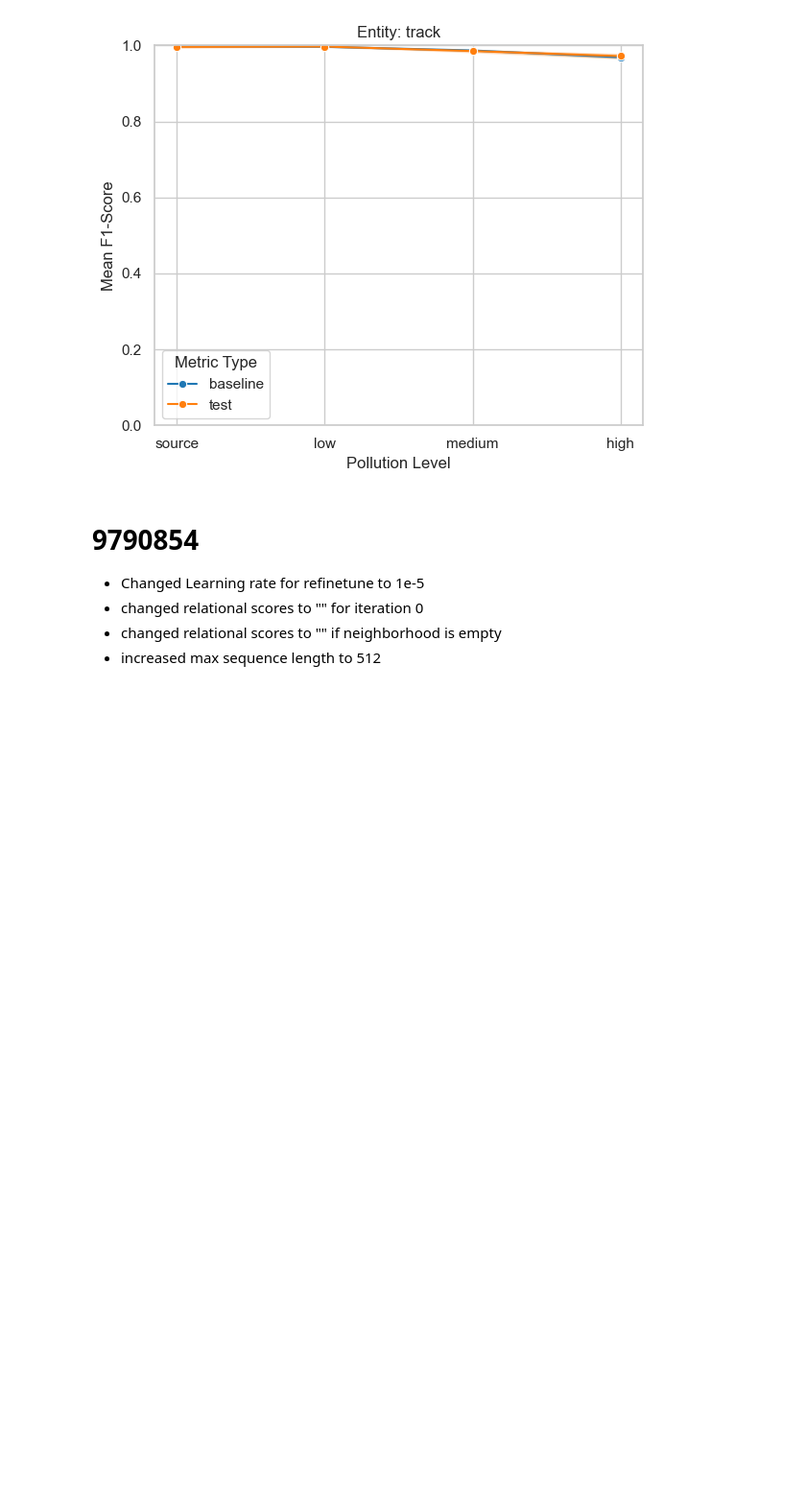
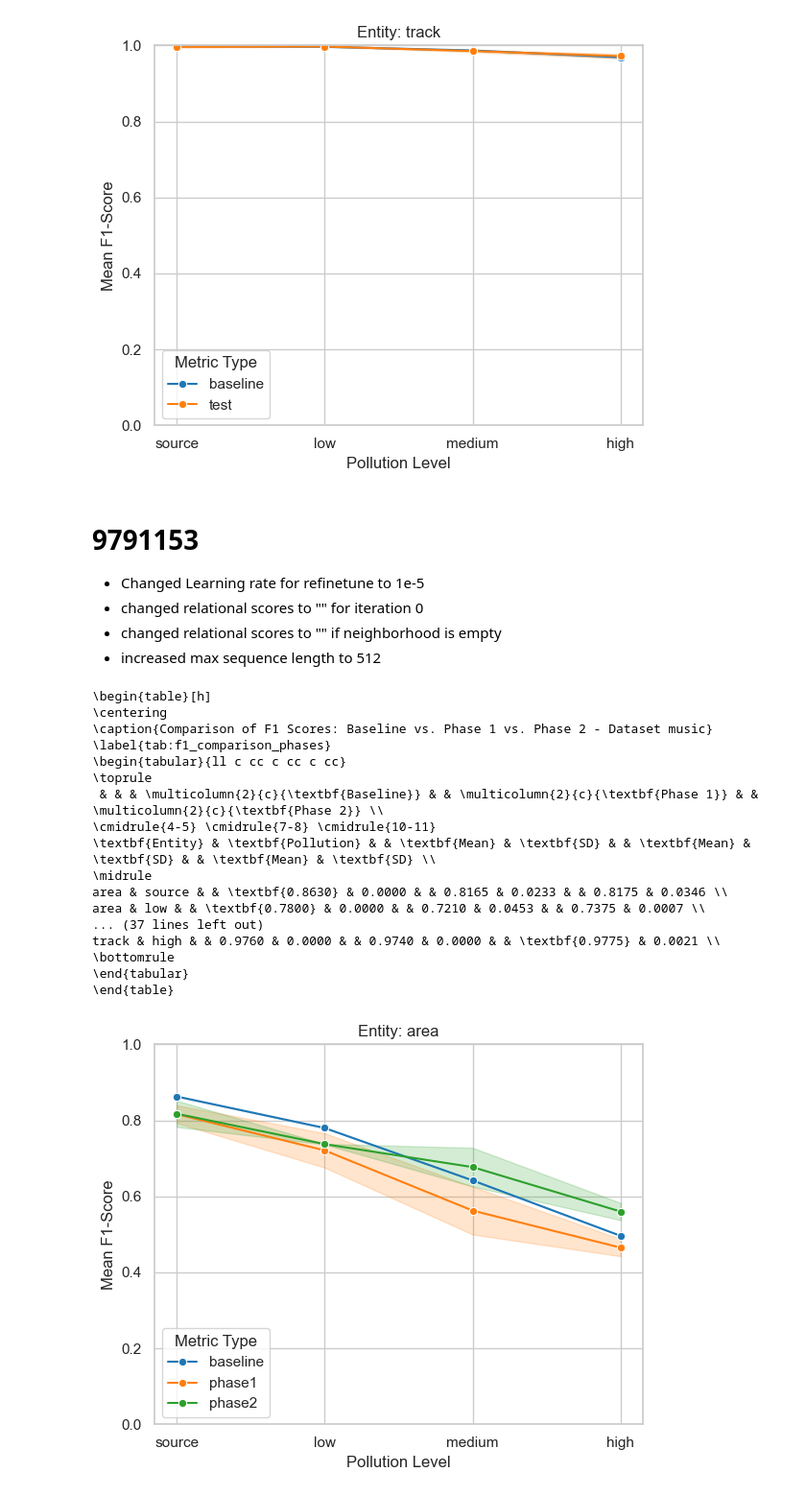
Before and after one commit to oskar-ong/deepcem, a Jupyter notebook: notebooks/results_analysis.ipynb, the cells around one changed output. Shown at 96% size. Saved outputs shown, nothing was run; the diff lists cells and outputs as text; code cells hidden in the pictures; blank space fills up the shorter version.

```diff
--- a/notebooks/results_analysis.ipynb
+++ b/notebooks/results_analysis.ipynb
@@ -778,9 +778,51 @@ track & high & & 0.9692 & 0.0027 & & \textbf{0.9720} & 0.0058 \\
 [figure]
 [figure]
 # %% [markdown]
-# 9790854
+# 9791153
 
 - Changed Learning rate for refinetune to 1e-5
 - changed relational scores to "" for iteration 0
 - changed relational scores to "" if neighborhood is empty
 - increased max sequence length to 512
+# %%
+music_distillbert2 = 9791153
+df = query_prelimary(music_distillbert2)
+
+# 1. Define the logical order
+pollution_order = ['source', 'low', 'medium', 'high']
+
+# 2. Apply the categorical type to the column
+df['pollution'] = pd.Categorical(
+    df['pollution'],
+    categories=pollution_order,
+    ordered=True
+)
+
+# 3. Sort the DataFrame to reflect this order
+# This ensures that when you generate the table or plot, the rows are in order
+df = df.sort_values(by=['dataset', 'entity', 'pollution', 'metric_type'])
+
+latex_code = generate_comparison_latex_prelim(df)
+
+print(latex_code)
+
+plot_degradation(df, "imdb", "prelim", "distillbert")
+# %% [output]
+\begin{table}[h]
+\centering
+\caption{Comparison of F1 Scores: Baseline vs. Phase 1 vs. Phase 2 - Dataset music}
+\label{tab:f1_comparison_phases}
+\begin{tabular}{ll c cc c cc c cc}
+\toprule
+ & & & \multicolumn{2}{c}{\textbf{Baseline}} & & \multicolumn{2}{c}{\textbf{Phase 1}} & & \multicolumn{2}{c}{\textbf{Phase 2}} \\
+\cmidrule{4-5} \cmidrule{7-8} \cmidrule{10-11}
+\textbf{Entity} & \textbf{Pollution} & & \textbf{Mean} & \textbf{SD} & & \textbf{Mean} & \textbf{SD} & & \textbf{Mean} & \textbf{SD} \\
+\midrule
+area & source & & \textbf{0.8630} & 0.0000 & & 0.8165 & 0.0233 & & 0.8175 & 0.0346 \\
+area & low & & \textbf{0.7800} & 0.0000 & & 0.7210 & 0.0453 & & 0.7375 & 0.0007 \\
+... (37 lines left out)
+track & high & & 0.9760 & 0.0000 & & 0.9740 & 0.0000 & & \textbf{0.9775} & 0.0021 \\
+\bottomrule
+\end{tabular}
+\end{table}
+[figure, added]
```
Also changed, not shown: parts of 3 cells of this notebook, 1 other file.
